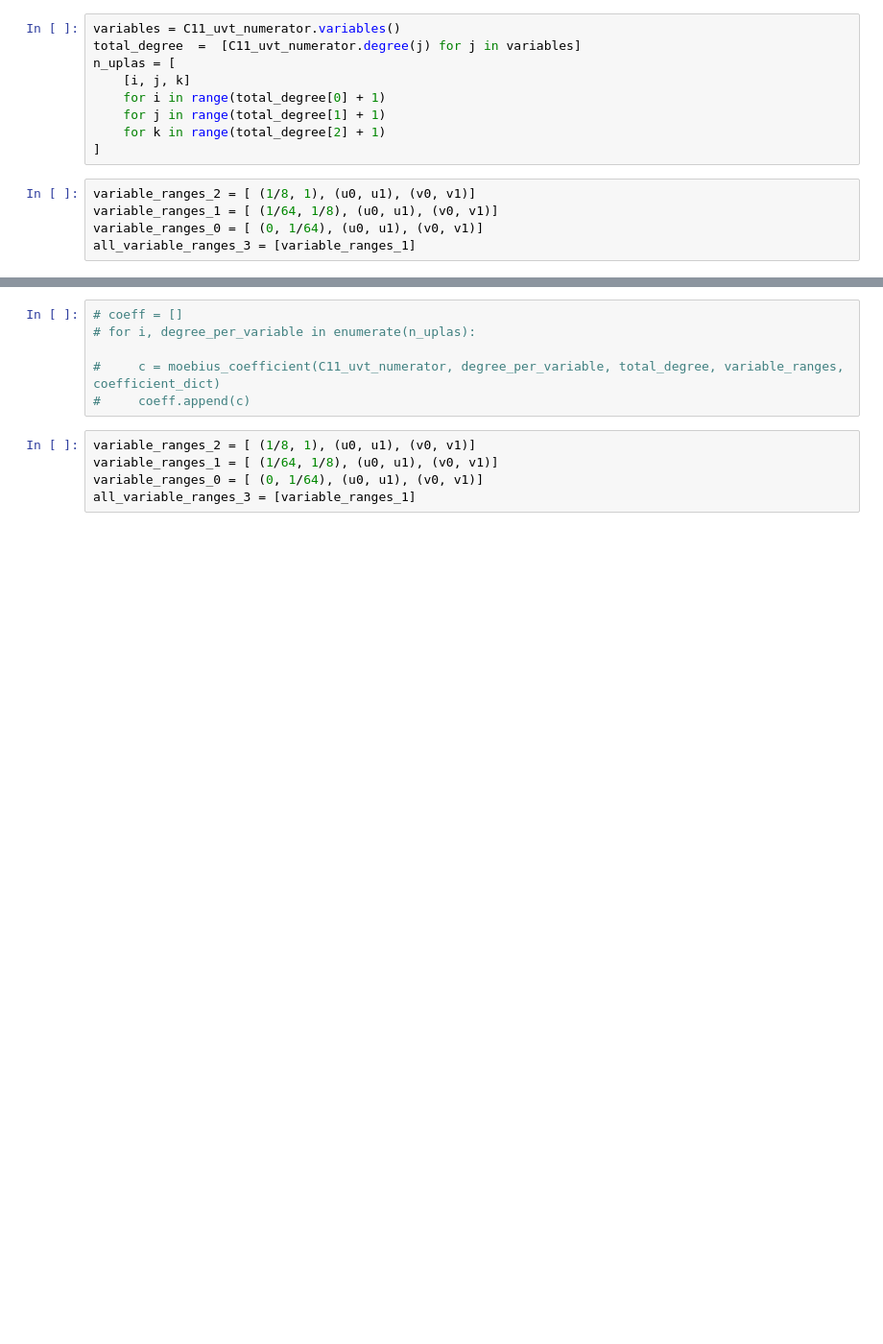
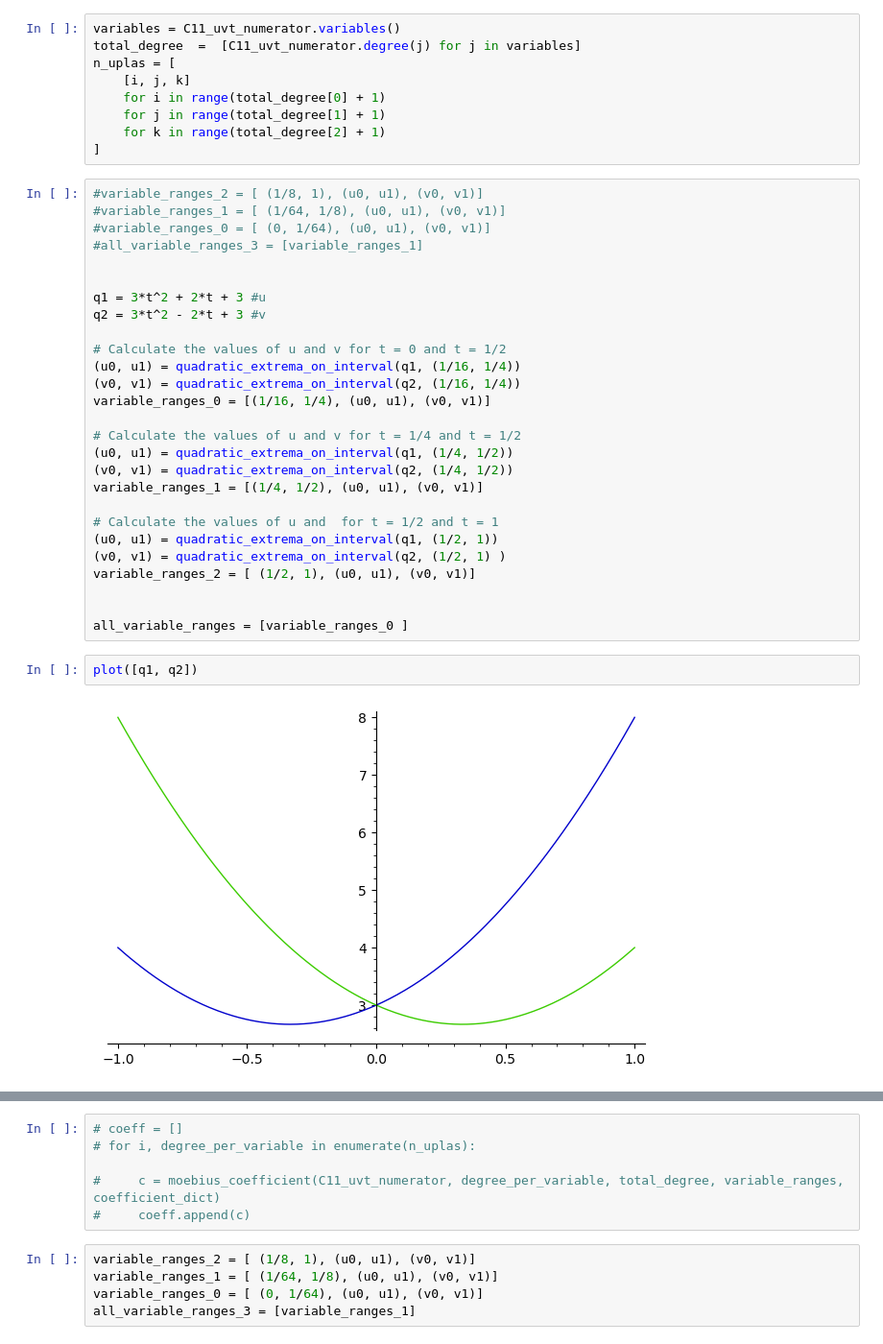
Before and after one commit to ldsufrpe/block-analysis, a Jupyter notebook: Nested Cube/C1.ipynb, the cells around one changed output, grey strips where cells are left out. Shown: that part at 96% size. Saved outputs shown, nothing was run; the diff lists cells and outputs as text; blank space fills up the shorter version.

```diff
--- a/Nested Cube/C1.ipynb
+++ b/Nested Cube/C1.ipynb
@@ -223,10 +351,36 @@ n_uplas = [
     for k in range(total_degree[2] + 1)
 ]
 # %%
-variable_ranges_2 = [ (1/8, 1), (u0, u1), (v0, v1)]
-variable_ranges_1 = [ (1/64, 1/8), (u0, u1), (v0, v1)]
-variable_ranges_0 = [ (0, 1/64), (u0, u1), (v0, v1)]
-all_variable_ranges_3 = [variable_ranges_1]
+#variable_ranges_2 = [ (1/8, 1), (u0, u1), (v0, v1)]
+#variable_ranges_1 = [ (1/64, 1/8), (u0, u1), (v0, v1)]
+#variable_ranges_0 = [ (0, 1/64), (u0, u1), (v0, v1)]
+#all_variable_ranges_3 = [variable_ranges_1]
+
+
+q1 = 3*t^2 + 2*t + 3 #u
+q2 = 3*t^2 - 2*t + 3 #v
+
+# Calculate the values of u and v for t = 0 and t = 1/2
+(u0, u1) = quadratic_extrema_on_interval(q1, (1/16, 1/4))
+(v0, v1) = quadratic_extrema_on_interval(q2, (1/16, 1/4))
+variable_ranges_0 = [(1/16, 1/4), (u0, u1), (v0, v1)]
+
+# Calculate the values of u and v for t = 1/4 and t = 1/2
+(u0, u1) = quadratic_extrema_on_interval(q1, (1/4, 1/2))
+(v0, v1) = quadratic_extrema_on_interval(q2, (1/4, 1/2))
+variable_ranges_1 = [(1/4, 1/2), (u0, u1), (v0, v1)]
+
+# Calculate the values of u and  for t = 1/2 and t = 1
+(u0, u1) = quadratic_extrema_on_interval(q1, (1/2, 1))
+(v0, v1) = quadratic_extrema_on_interval(q2, (1/2, 1) )
+variable_ranges_2 = [ (1/2, 1), (u0, u1), (v0, v1)]
+
+
+all_variable_ranges = [variable_ranges_0 ]
+# %%
+plot([q1, q2])
+# %% [output]
+[figure, added]
 # %%
 
 import time
```
Also changed, not shown: parts of 74 cells of this notebook, 8 other files.
